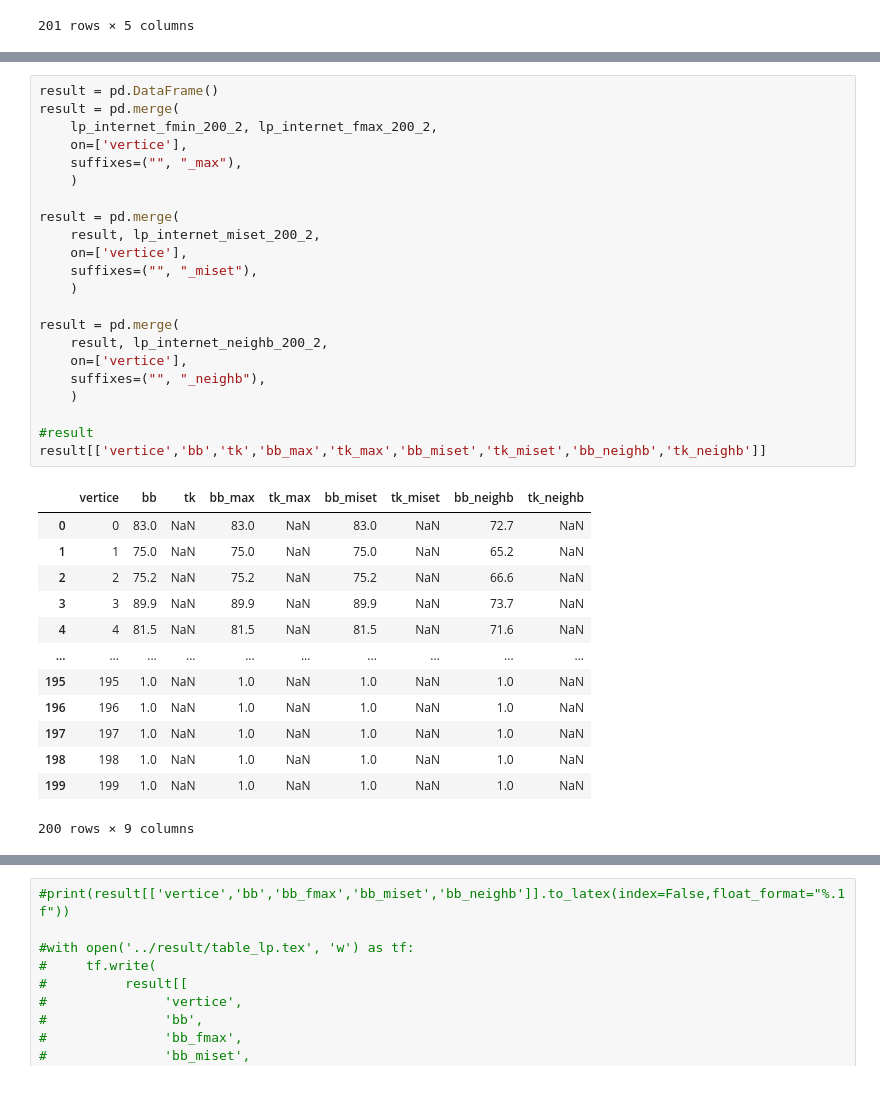
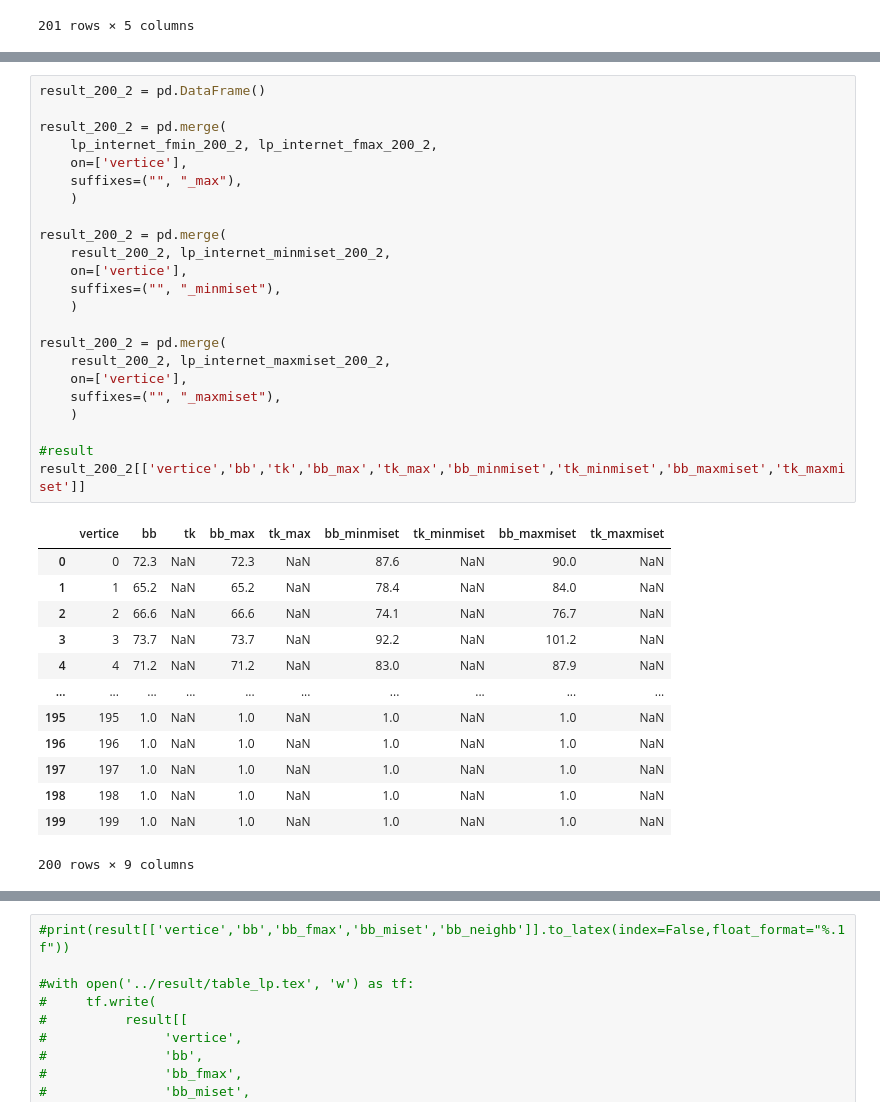
Before and after one commit to jesusossian/tukey, a Jupyter notebook: notebook/results_lp_internet.ipynb, the cells around one changed output, grey strips where cells are left out. Saved outputs shown, nothing was run; the diff lists cells and outputs as text.

Commit message:
updated internet

```diff
--- a/notebook/results_lp_internet.ipynb
+++ b/notebook/results_lp_internet.ipynb
@@ -578,32 +549,33 @@ KeyError: "['bb_miset', 'tk_miset', 'bb_neighb', 'tk_neighb'] not in index"
 # %%
-result = pd.DataFrame()
-result = pd.merge(
+result_200_2 = pd.DataFrame()
+
+result_200_2 = pd.merge(
     lp_internet_fmin_200_2, lp_internet_fmax_200_2,
     on=['vertice'],
     suffixes=("", "_max"),
     )
 
-result = pd.merge(
-    result, lp_internet_miset_200_2,
+result_200_2 = pd.merge(
+    result_200_2, lp_internet_minmiset_200_2,
     on=['vertice'],
-    suffixes=("", "_miset"),
+    suffixes=("", "_minmiset"),
     )
 
-result = pd.merge(
-    result, lp_internet_neighb_200_2,
+result_200_2 = pd.merge(
+    result_200_2, lp_internet_maxmiset_200_2,
     on=['vertice'],
-    suffixes=("", "_neighb"),
+    suffixes=("", "_maxmiset"),
     )
 
 #result
-result[['vertice','bb','tk','bb_max','tk_max','bb_miset','tk_miset','bb_neighb','tk_neighb']]
+result_200_2[['vertice','bb','tk','bb_max','tk_max','bb_minmiset','tk_minmiset','bb_maxmiset','tk_maxmiset']]
 # %% [output]
-|  | vertice | bb | tk | bb_max | tk_max | bb_miset | tk_miset | bb_neighb | tk_neighb |
-| 0 | 0 | 83.0 | NaN | 83.0 | NaN | 83.0 | NaN | 72.7 | NaN |
-| 1 | 1 | 75.0 | NaN | 75.0 | NaN | 75.0 | NaN | 65.2 | NaN |
-| 2 | 2 | 75.2 | NaN | 75.2 | NaN | 75.2 | NaN | 66.6 | NaN |
-| 3 | 3 | 89.9 | NaN | 89.9 | NaN | 89.9 | NaN | 73.7 | NaN |
-| 4 | 4 | 81.5 | NaN | 81.5 | NaN | 81.5 | NaN | 71.6 | NaN |
+|  | vertice | bb | tk | bb_max | tk_max | bb_minmiset | tk_minmiset | bb_maxmiset | tk_maxmiset |
+| 0 | 0 | 72.3 | NaN | 72.3 | NaN | 87.6 | NaN | 90.0 | NaN |
+| 1 | 1 | 65.2 | NaN | 65.2 | NaN | 78.4 | NaN | 84.0 | NaN |
+| 2 | 2 | 66.6 | NaN | 66.6 | NaN | 74.1 | NaN | 76.7 | NaN |
+| 3 | 3 | 73.7 | NaN | 73.7 | NaN | 92.2 | NaN | 101.2 | NaN |
+| 4 | 4 | 71.2 | NaN | 71.2 | NaN | 83.0 | NaN | 87.9 | NaN |
 | ... | ... | ... | ... | ... | ... | ... | ... | ... | ... |
 | 195 | 195 | 1.0 | NaN | 1.0 | NaN | 1.0 | NaN | 1.0 | NaN |
 | 196 | 196 | 1.0 | NaN | 1.0 | NaN | 1.0 | NaN | 1.0 | NaN |
```
Also changed, not shown: parts of 9 cells of this notebook.
